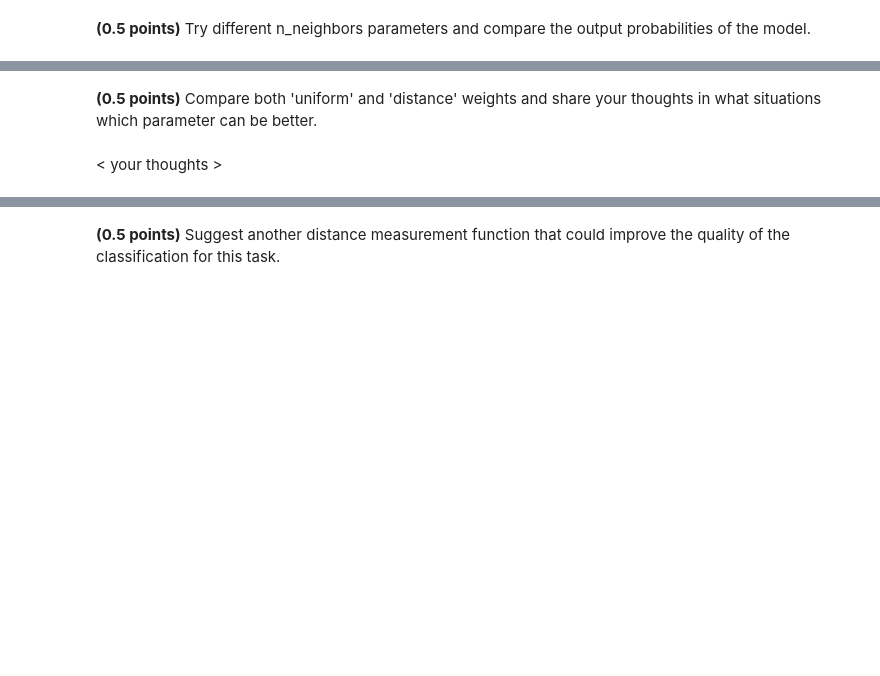
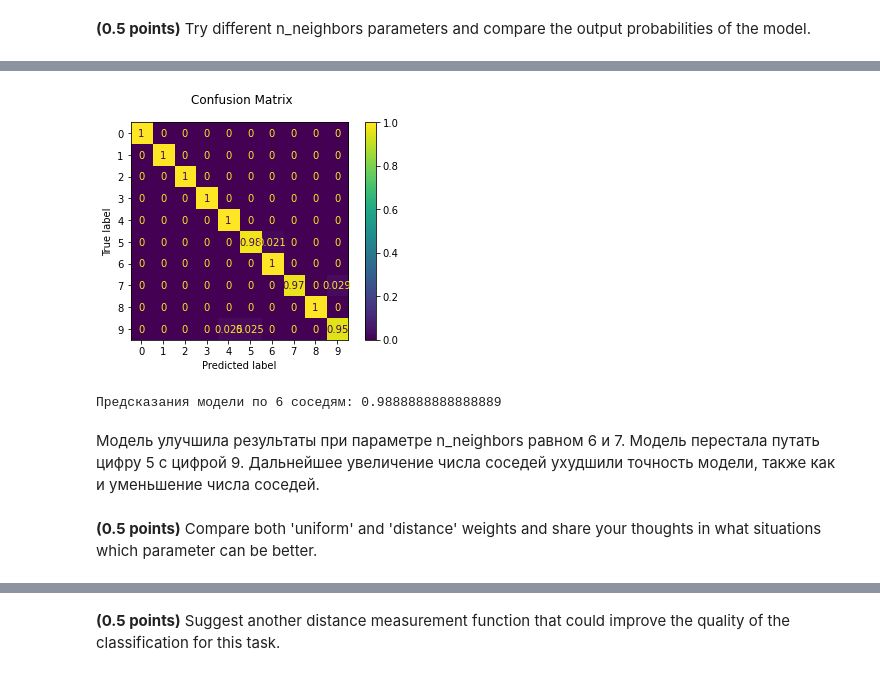
Before and after one commit to Alexandr-M-85/RS_School_ML_intro, a Jupyter notebook: hw_classification.ipynb, the cells around one changed output, grey strips where cells are left out. Cells and saved outputs as stored; diff of their text form; code cells hidden in the pictures; blank space fills up the shorter version.

```diff
--- a/hw_classification.ipynb
+++ b/hw_classification.ipynb
@@ -485,2 +514,12 @@ assert test_acc > 0.98
+# %%
+model = CustomKNeighborsClassifier(n_neighbors=6)
+model.fit(X_train, y_train)
+train_acc, test_acc = fit_evaluate(model, X_train, y_train, X_test, y_test)
+print('Предсказания модели по 6 соседям:', test_acc)
+# %% [output]
+[figure, added]
+Предсказания модели по 6 соседям: 0.9888888888888889
+# %% [markdown]
+Модель улучшила результаты при параметре n_neighbors равном 6 и 7. Модель перестала путать цифру 5 с цифрой 9. Дальнейшее увеличение числа соседей ухудшили точность модели, также как и уменьшение числа соседей.
 # %% [markdown]
 **(0.5 points)** Compare both 'uniform' and 'distance' weights and share your thoughts in what situations which parameter can be better.
@@ -489,2 +525,0 @@ assert test_acc > 0.98
-# %% [markdown]
-< your thoughts >
```
Also changed, not shown: parts of 65 cells of this notebook.
